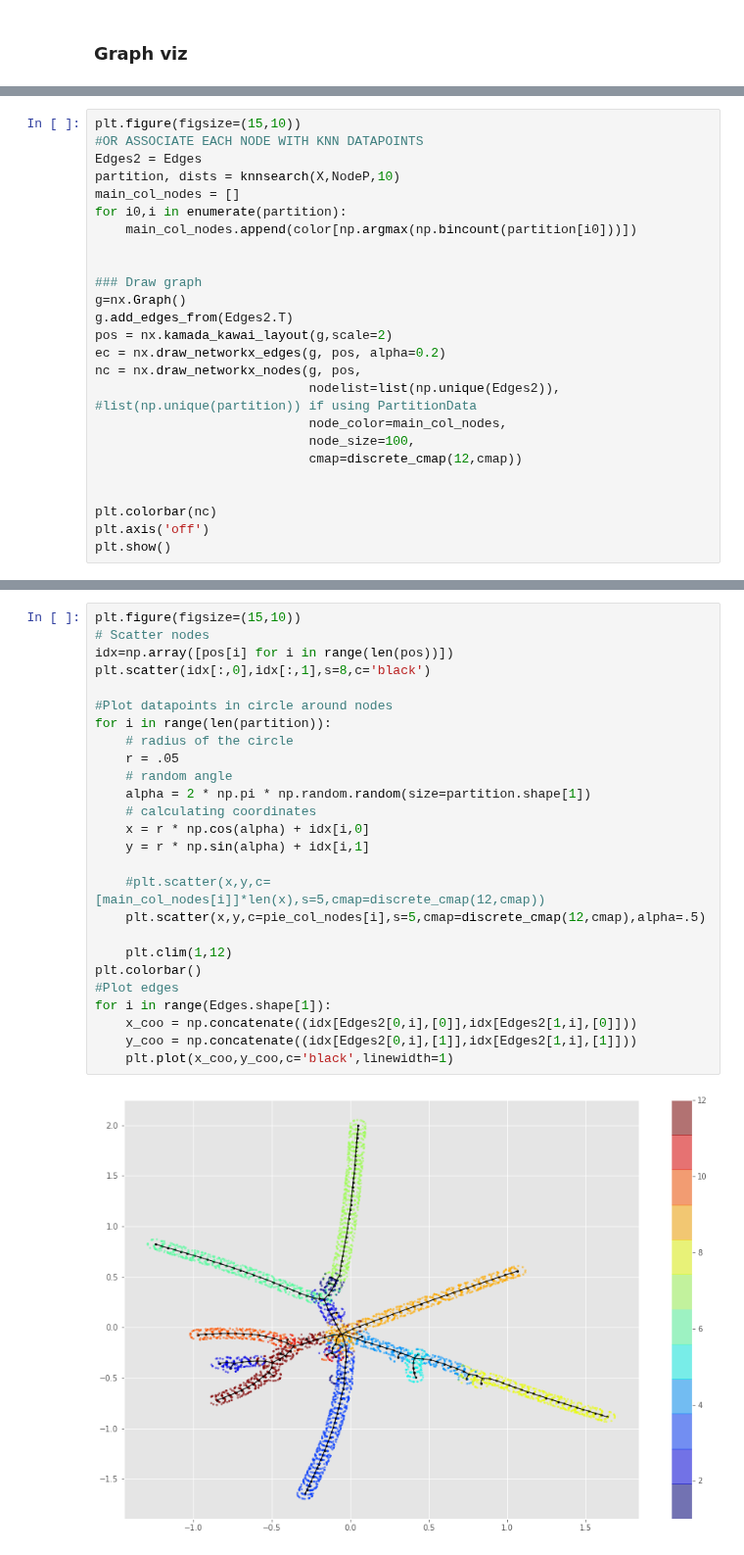
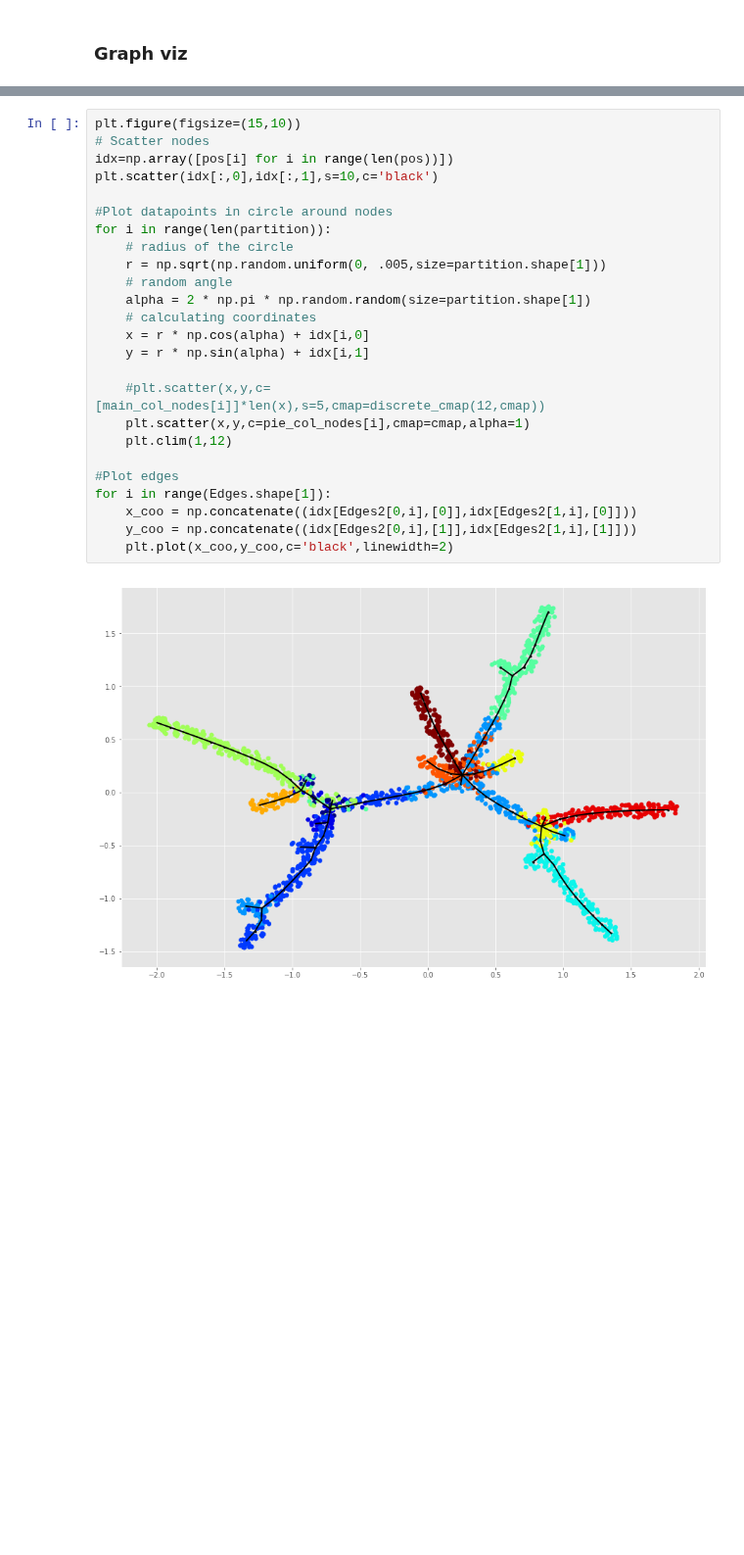
Before and after one commit to auranic/LizardBrain, a Jupyter notebook: plot_compare_methods.ipynb, the cells around one changed output, grey strips where cells are left out. Shown at 98% size. Cells and saved outputs as stored; diff of their text form; blank space fills up the shorter version.

Commit message:
updated figure

```diff
--- a/plot_compare_methods.ipynb
+++ b/plot_compare_methods.ipynb
@@ -509,25 +537,0 @@ np.argmax(np.bincount(partition[0]))
-# %%
-plt.figure(figsize=(15,10))
-#OR ASSOCIATE EACH NODE WITH KNN DATAPOINTS
-Edges2 = Edges
-partition, dists = knnsearch(X,NodeP,10)
-main_col_nodes = []
-for i0,i in enumerate(partition):
-    main_col_nodes.append(color[np.argmax(np.bincount(partition[i0]))])
-
-
-### Draw graph
-g=nx.Graph()
-g.add_edges_from(Edges2.T)
-pos = nx.kamada_kawai_layout(g,scale=2)
-ec = nx.draw_networkx_edges(g, pos, alpha=0.2)
-nc = nx.draw_networkx_nodes(g, pos,
-                            nodelist=list(np.unique(Edges2)), #list(np.unique(partition)) if using PartitionData
-                            node_color=main_col_nodes,
-                            node_size=100,
-                            cmap=discrete_cmap(12,cmap))
-
-
-plt.colorbar(nc)
-plt.axis('off')
-plt.show()
@@ -538,28 +538,27 @@ The iterable function was deprecated in Matplotlib 3.1 and will be removed in 3.
 # %%
 plt.figure(figsize=(15,10))
 # Scatter nodes
 idx=np.array([pos[i] for i in range(len(pos))])
-plt.scatter(idx[:,0],idx[:,1],s=8,c='black')
+plt.scatter(idx[:,0],idx[:,1],s=10,c='black')
 
 #Plot datapoints in circle around nodes
 for i in range(len(partition)):
     # radius of the circle
-    r = .05
+    r = np.sqrt(np.random.uniform(0, .005,size=partition.shape[1]))
     # random angle
     alpha = 2 * np.pi * np.random.random(size=partition.shape[1])
     # calculating coordinates
     x = r * np.cos(alpha) + idx[i,0]
     y = r * np.sin(alpha) + idx[i,1]
 
     #plt.scatter(x,y,c=[main_col_nodes[i]]*len(x),s=5,cmap=discrete_cmap(12,cmap))
-    plt.scatter(x,y,c=pie_col_nodes[i],s=5,cmap=discrete_cmap(12,cmap),alpha=.5)
+    plt.scatter(x,y,c=pie_col_nodes[i],cmap=cmap,alpha=1)
+    plt.clim(1,12)
 
-    plt.clim(1,12)
-plt.colorbar()
 #Plot edges
 for i in range(Edges.shape[1]):
     x_coo = np.concatenate((idx[Edges2[0,i],[0]],idx[Edges2[1,i],[0]]))
     y_coo = np.concatenate((idx[Edges2[0,i],[1]],idx[Edges2[1,i],[1]]))
-    plt.plot(x_coo,y_coo,c='black',linewidth=1)
+    plt.plot(x_coo,y_coo,c='black',linewidth=2)
 # %% [output]
-[figure, old version]
+[figure, new version]
```
Also changed, not shown: parts of 13 cells of this notebook, 1 other file.
